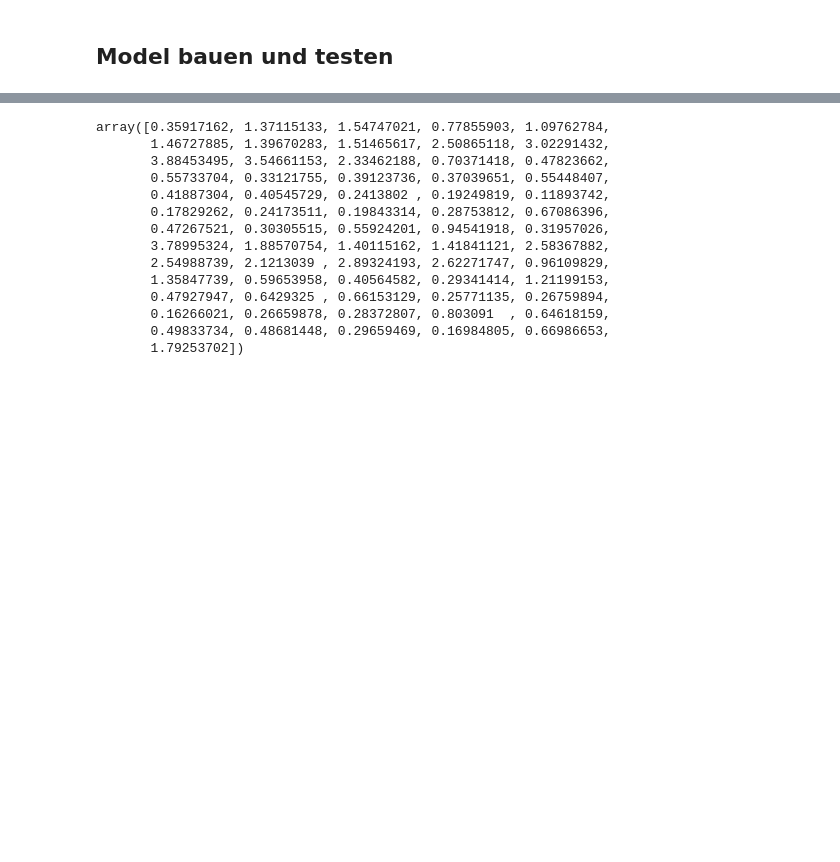
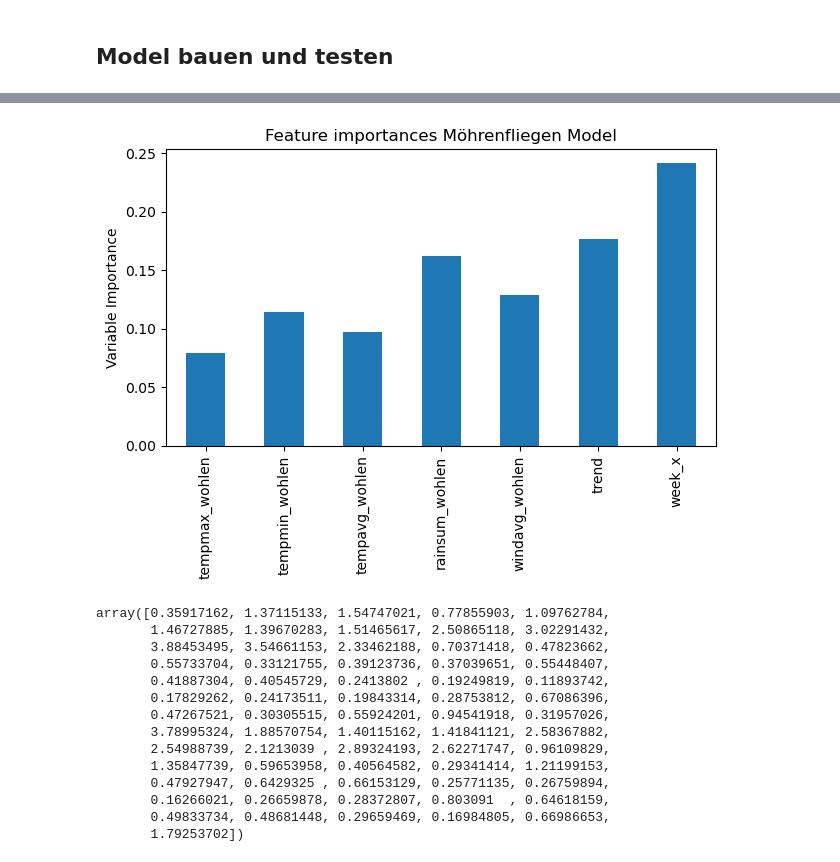
Before and after one commit to urechm/pest_monitoring, a Jupyter notebook: pestmodel_möhrenfliegen.ipynb, the cells around one changed output, grey strips where cells are left out. Saved outputs shown, nothing was run; the diff lists cells and outputs as text; code cells hidden in the pictures; blank space fills up the shorter version.

Commit message:
saved random forest model

```diff
--- a/pestmodel_möhrenfliegen.ipynb
+++ b/pestmodel_möhrenfliegen.ipynb
@@ -119,10 +132,8 @@ df_total.shape
 # %%
-from sklearn.ensemble import RandomForestRegressor
-df_total_train = df_total[1:400]
-df_total_test = df_total[400:466]
+
+df_total_train = df_total[1:401]
+df_total_test = df_total[401:466]
 Xtrain = np.array(df_total_train[['tempmax_wohlen','tempmin_wohlen','tempavg_wohlen','rainsum_wohlen','windavg_wohlen','trend','week_x']])
-Ytrain = np.array(df_total_train['Mittelwert'])
+Ytrain = np.array(df_total_train['Mittelwert_x'])
 Xtest = np.array(df_total_test[['tempmax_wohlen','tempmin_wohlen','tempavg_wohlen','rainsum_wohlen','windavg_wohlen','trend','week_x']])
-Ytest = np.array(df_total_test['Mittelwert'])
-clf = RandomForestRegressor(n_estimators=1000)
-clf = clf.fit(Xtrain, Ytrain)
+Ytest = np.array(df_total_test['Mittelwert_x'])
@@ -140,3 +155,18 @@ Erklährte Variabilität: 0.15419823322750892
+# %%
+importances = clf.feature_importances_
+std = np.std([tree.feature_importances_ for tree in clf.estimators_], axis=0)
+# %%
+feature_names=df_total_train[['tempmax_wohlen','tempmin_wohlen','tempavg_wohlen','rainsum_wohlen','windavg_wohlen','trend','week_x']].columns
+forest_importances = pd.Series(importances, index=feature_names)
+
+fig, ax = pyplot.subplots()
+#forest_importances.plot.bar(yerr=std, ax=ax)
+forest_importances.plot.bar(ax=ax)
+ax.set_title("Feature importances Möhrenfliegen Model")
+ax.set_ylabel("Variable Importance")
+fig.tight_layout()
+# %% [output]
+[figure, added]
 # %%
 Ypredict
 # %% [output]
```
Also changed, not shown: parts of 12 cells of this notebook, 1 other file.
